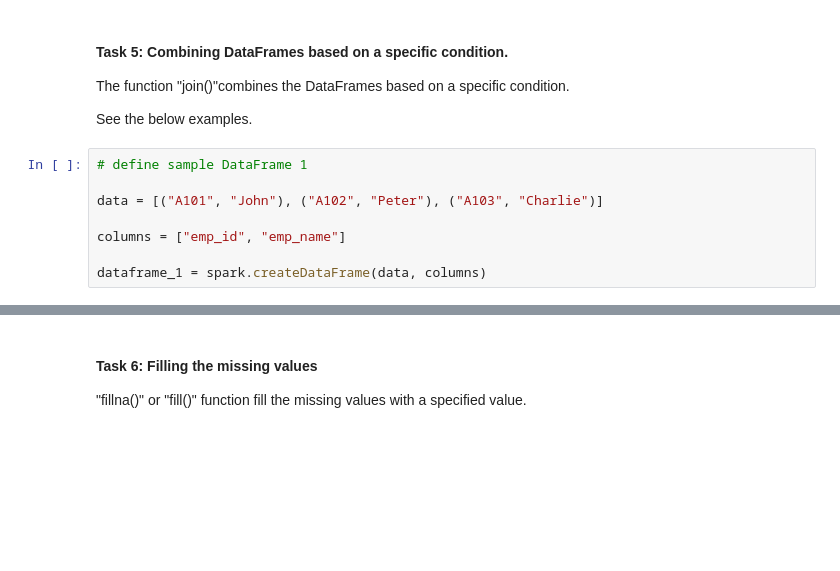
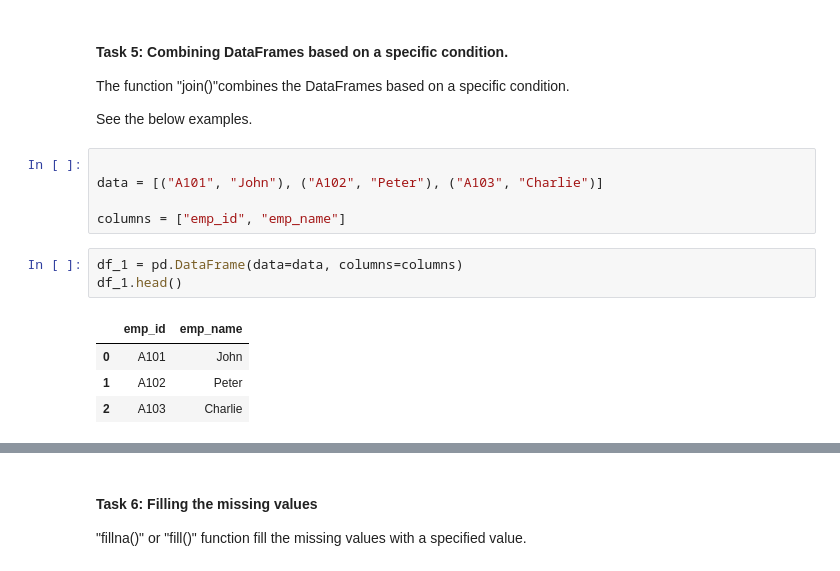
Before and after one commit to mekchou/DataAnalysisPractice, a Jupyter notebook: Big Data, Hadoop, and Spark Basics/SparkDataFrames.ipynb, the cells around one changed output, grey strips where cells are left out. Cells and saved outputs as stored; diff of their text form; blank space fills up the shorter version.

```diff
--- a/Big Data, Hadoop, and Spark Basics/SparkDataFrames.ipynb
+++ b/Big Data, Hadoop, and Spark Basics/SparkDataFrames.ipynb
@@ -315,10 +348,15 @@ The function "join()"combines the DataFrames based on a specific condition.
 
 See the below examples.
 # %%
-# define sample DataFrame 1
 
 data = [("A101", "John"), ("A102", "Peter"), ("A103", "Charlie")]
 
 columns = ["emp_id", "emp_name"]
-
-dataframe_1 = spark.createDataFrame(data, columns)
+# %%
+df_1 = pd.DataFrame(data=data, columns=columns)
+df_1.head()
+# %% [output]
+|  | emp_id | emp_name |
+| 0 | A101 | John |
+| 1 | A102 | Peter |
+| 2 | A103 | Charlie |
```
Also changed, not shown: parts of 29 cells of this notebook.
